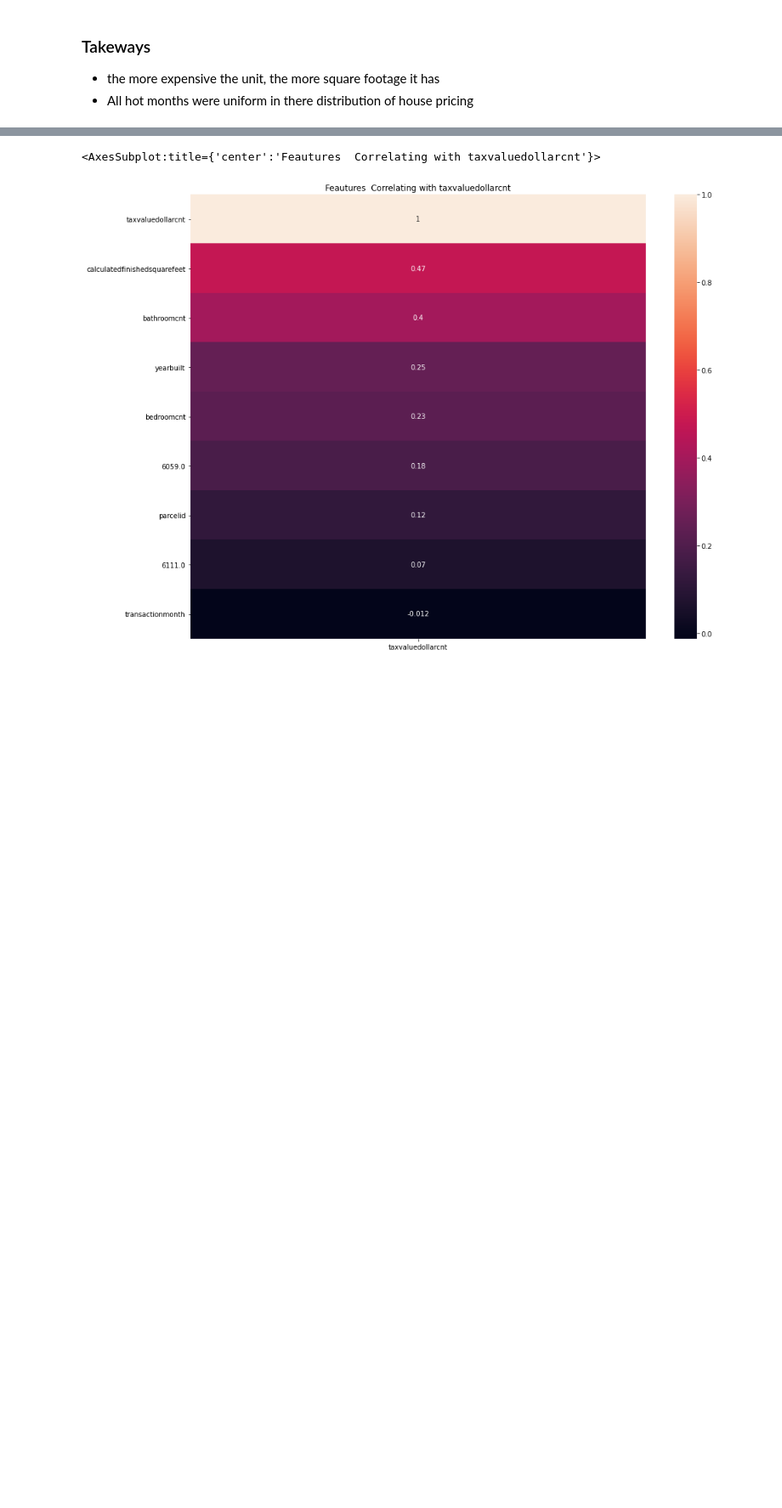
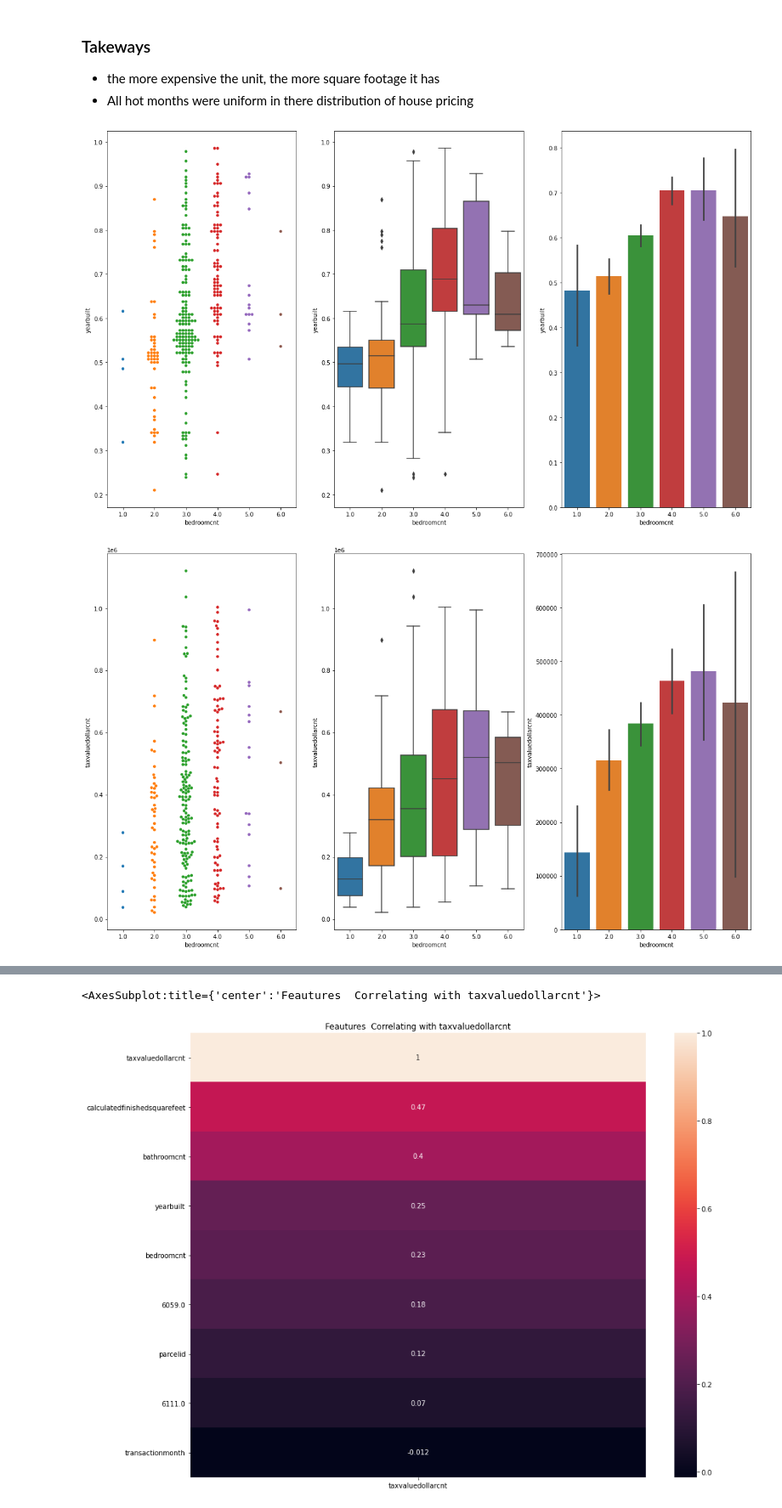
Before and after one commit to carterrxavier/Zillow-Regression-Project, a Jupyter notebook: Final_Notebook.ipynb, the cells around one changed output, grey strips where cells are left out. Shown at 85% size. Saved outputs shown, nothing was run; the diff lists cells and outputs as text; code cells hidden in the pictures; blank space fills up the shorter version.

```diff
--- a/Final_Notebook.ipynb
+++ b/Final_Notebook.ipynb
@@ -174,4 +194,7 @@ train_scaled[:1]
 # %%
 cat_vars = ['bedroomcnt', 'bathroomcnt']
 cont_vars = ['yearbuilt','taxvaluedollarcnt','calculatedfinishedsquarefeet']
-#Explore.plot_cat_and_cont(cat_vars,cont_vars,train_scaled.sample(300))
+Explore.plot_cat_and_cont(cat_vars,cont_vars,train_scaled.sample(300))
+# %% [output]
+[figure, added]
+[figure, added]
```
Also changed, not shown: parts of 4 cells of this notebook, 9 other files.
